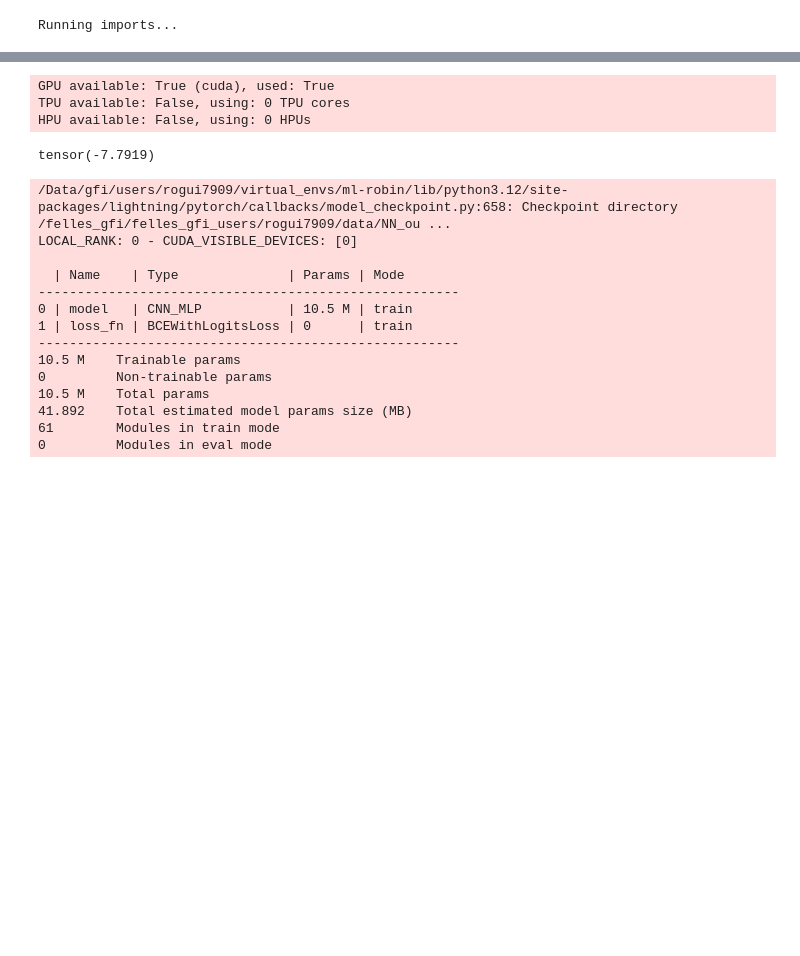
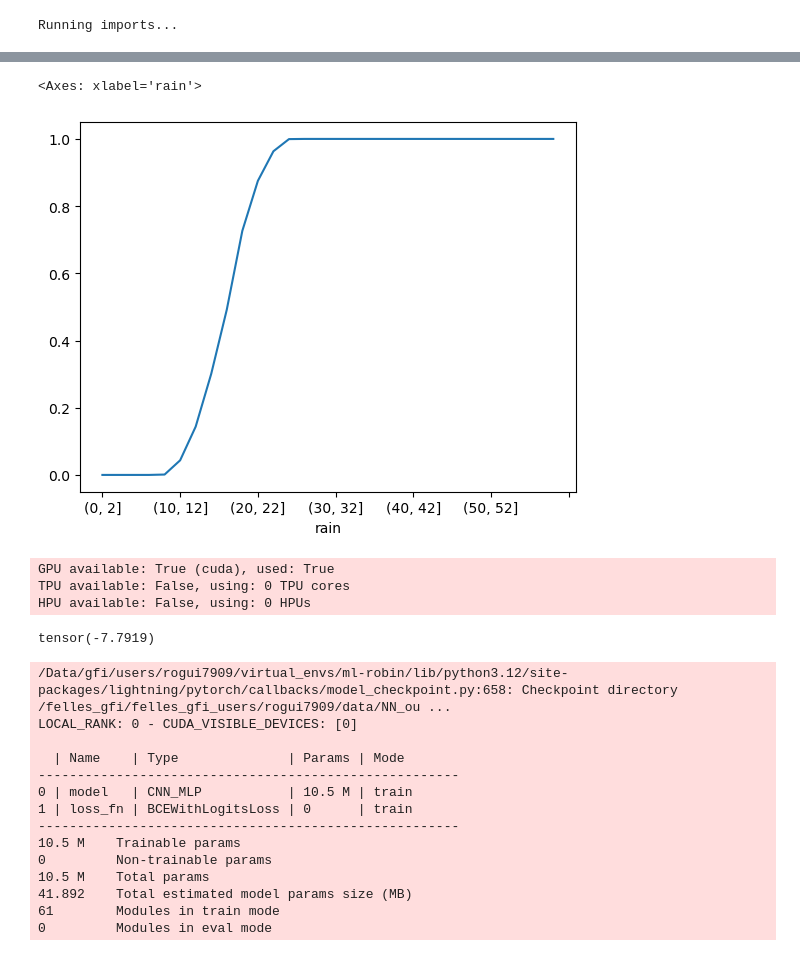
Before and after one commit to rguilcas/predict_rain_norway, a Jupyter notebook: test.ipynb, the cells around one changed output, grey strips where cells are left out. Drawn from its saved outputs; the diff is of its cells as text; code cells hidden in the pictures; blank space fills up the shorter version.

```diff
--- a/test.ipynb
+++ b/test.ipynb
@@ -78,3 +98,9 @@ Data ready:
+# %%
+df_ = dataloader.ds_test[['targets','rain']].to_dataframe().reset_index()
+df_.groupby(pd.cut(df_.rain, np.arange(0,100,2))).mean().dropna().targets.plot()
+# %% [output]
+<Axes: xlabel='rain'>
+[figure, added]
 # %%
 callbacks=[EarlyStopping(monitor="val/loss", mode="min"),
             get_checkpoint_callback(wandb_logger),
```
Also changed, not shown: parts of 5 cells of this notebook, 8 other files.
